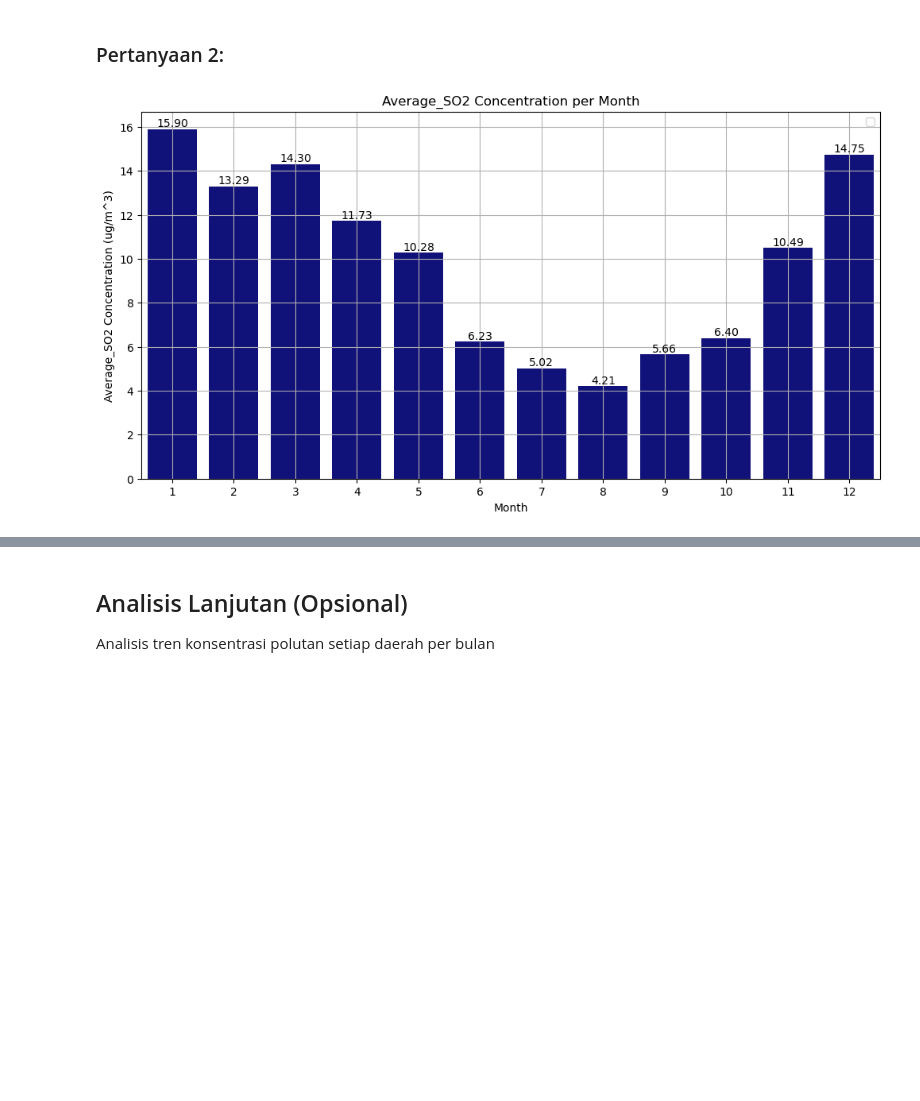
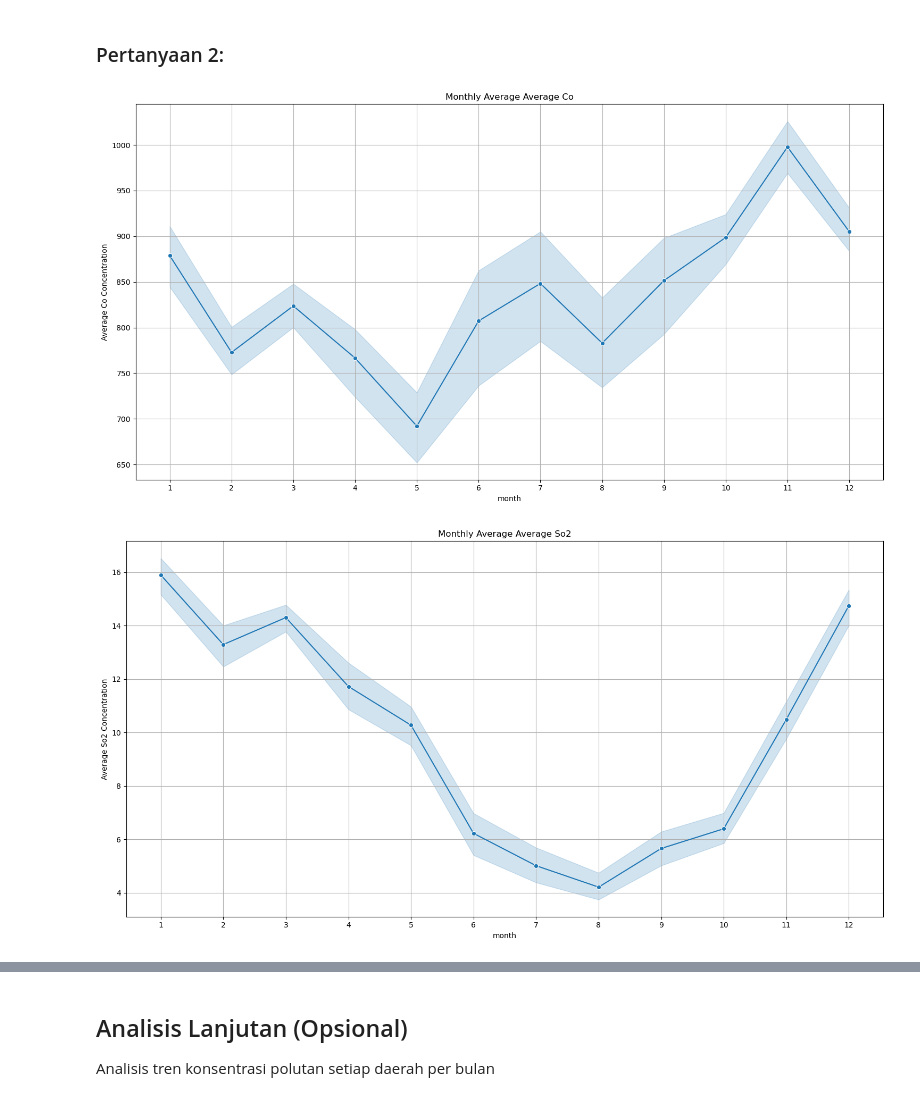
Before and after one commit to thoriqdhiyaaptaribowo/Fundamental-Data-Analysis-Dicoding, a Jupyter notebook: Proyek_Analisis_Data.ipynb, the cells around one changed output, grey strips where cells are left out. Saved outputs shown, nothing was run; the diff lists cells and outputs as text; code cells hidden in the pictures; blank space fills up the shorter version.

```diff
--- a/Proyek_Analisis_Data.ipynb
+++ b/Proyek_Analisis_Data.ipynb
@@ -210,9 +212,28 @@ avg_polutant_month(df_monthly_index, 'Average_CO')
 # %% [markdown]
 ### Pertanyaan 2:
-# %%
-avg_polutant_month(df_monthly_index, 'Average_SO2')
-# %% [output]
-[figure, removed]
+# %%
+def line_chart(df, x, y, hue=None):
+    plt.figure(figsize=(15, 8))
+    sns.lineplot(data=df_monthly_index, x=x, y=y, hue=hue, marker='o')
+    y_name_display = y.replace('_', ' ').title()
+    if hue != None:
+        plt.title(f'Monthly {y_name_display} per Station')
+    else:
+        plt.title(f'Monthly Average {y_name_display}')
+    plt.xlabel(x)
+    plt.ylabel(f'{y_name_display} Concentration')
+    plt.xticks(range(1, 13))
+    plt.grid(True)
+    if hue != None:
+        plt.legend(bbox_to_anchor=(1.05, 1), loc='upper left')
+    plt.tight_layout()
+    plt.show()
+
+line_chart(df_monthly_index, 'month', 'Average_CO')
+line_chart(df_monthly_index, 'month', 'Average_SO2')
+# %% [output]
+[figure, added]
+[figure, added]
 # %% [markdown]
 ### Pertanyaan 1: Konsentrasi Karbon Monoksida (CO) Per Bulan
 
```
Also changed, not shown: parts of 12 cells of this notebook, 1 other file.
